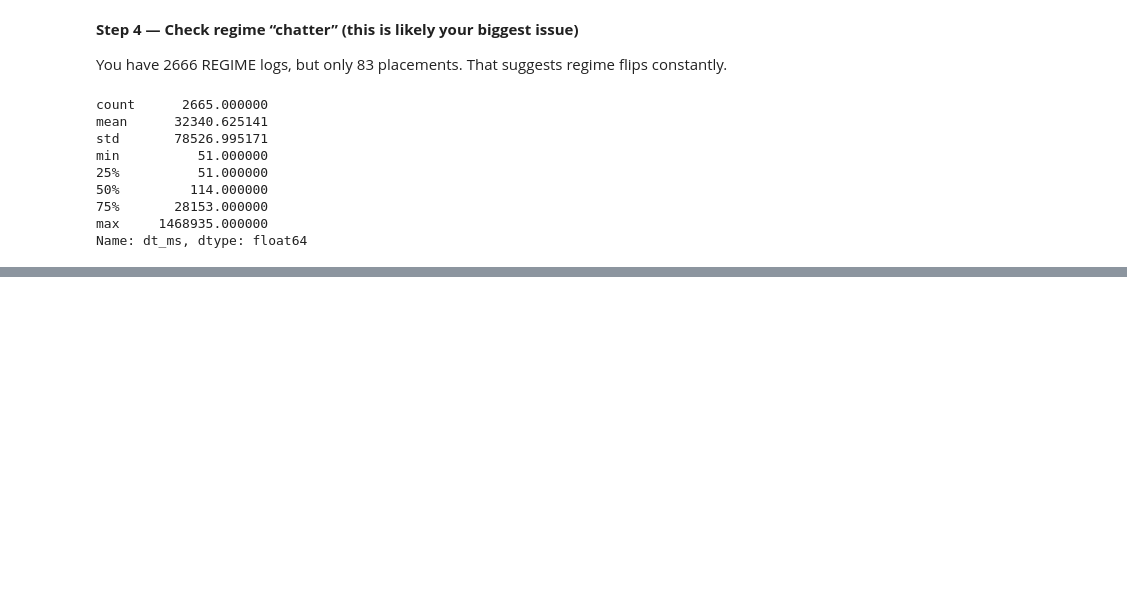
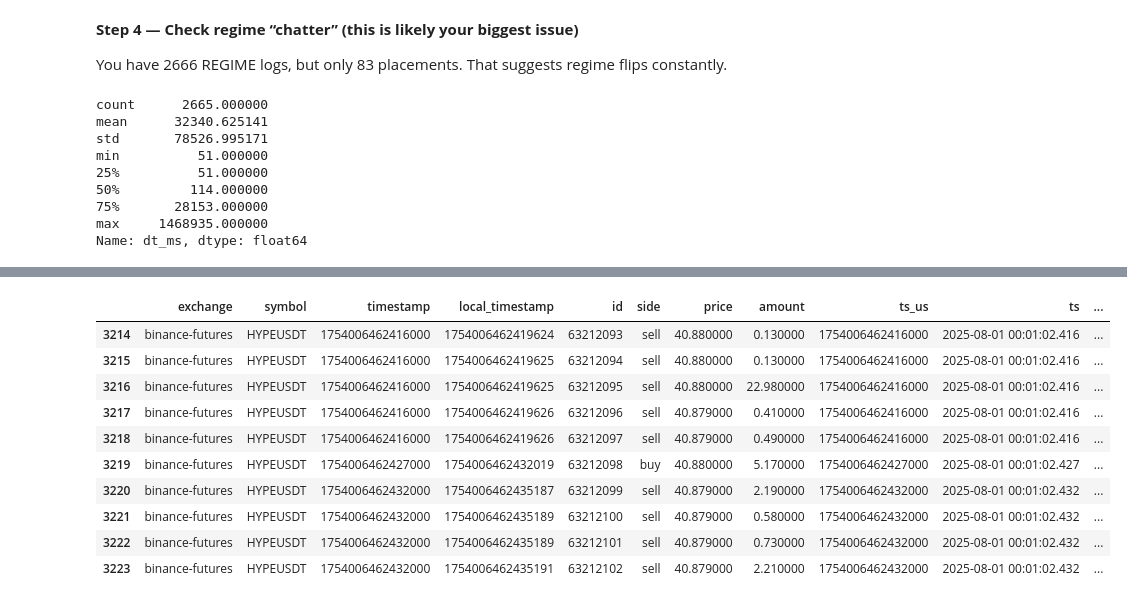
Before and after one commit to chirapok/TokkaAssignment, a Jupyter notebook: notebook/2025-12-12_tokka_backtest.ipynb, the cells around one changed output, grey strips where cells are left out. Drawn from its saved outputs; the diff is of its cells as text; code cells hidden in the pictures; blank space fills up the shorter version.

```diff
--- a/notebook/2025-12-12_tokka_backtest.ipynb
+++ b/notebook/2025-12-12_tokka_backtest.ipynb
@@ -696,0 +1088,14 @@ Name: dt_ms, dtype: float64
+# %%
+trades_df[trades_df['ts_us']>=1754006462405000].head(10)
+# %% [output]
+|  | exchange | symbol | timestamp | local_timestamp | id | side | price | amount | ts_us | ts | ... |
+| 3214 | binance-futures | HYPEUSDT | 1754006462416000 | 1754006462419624 | 63212093 | sell | 40.880000 | 0.130000 | 1754006462416000 | 2025-08-01 00:01:02.416 | ... |
+| 3215 | binance-futures | HYPEUSDT | 1754006462416000 | 1754006462419625 | 63212094 | sell | 40.880000 | 0.130000 | 1754006462416000 | 2025-08-01 00:01:02.416 | ... |
+| 3216 | binance-futures | HYPEUSDT | 1754006462416000 | 1754006462419625 | 63212095 | sell | 40.880000 | 22.980000 | 1754006462416000 | 2025-08-01 00:01:02.416 | ... |
+| 3217 | binance-futures | HYPEUSDT | 1754006462416000 | 1754006462419626 | 63212096 | sell | 40.879000 | 0.410000 | 1754006462416000 | 2025-08-01 00:01:02.416 | ... |
+| 3218 | binance-futures | HYPEUSDT | 1754006462416000 | 1754006462419626 | 63212097 | sell | 40.879000 | 0.490000 | 1754006462416000 | 2025-08-01 00:01:02.416 | ... |
+| 3219 | binance-futures | HYPEUSDT | 1754006462427000 | 1754006462432019 | 63212098 | buy | 40.880000 | 5.170000 | 1754006462427000 | 2025-08-01 00:01:02.427 | ... |
+| 3220 | binance-futures | HYPEUSDT | 1754006462432000 | 1754006462435187 | 63212099 | sell | 40.879000 | 2.190000 | 1754006462432000 | 2025-08-01 00:01:02.432 | ... |
+| 3221 | binance-futures | HYPEUSDT | 1754006462432000 | 1754006462435189 | 63212100 | sell | 40.879000 | 0.580000 | 1754006462432000 | 2025-08-01 00:01:02.432 | ... |
+| 3222 | binance-futures | HYPEUSDT | 1754006462432000 | 1754006462435189 | 63212101 | sell | 40.879000 | 0.730000 | 1754006462432000 | 2025-08-01 00:01:02.432 | ... |
+| 3223 | binance-futures | HYPEUSDT | 1754006462432000 | 1754006462435191 | 63212102 | sell | 40.879000 | 2.210000 | 1754006462432000 | 2025-08-01 00:01:02.432 | ... |
```
Also changed, not shown: parts of 35 cells of this notebook, 2 other files.
